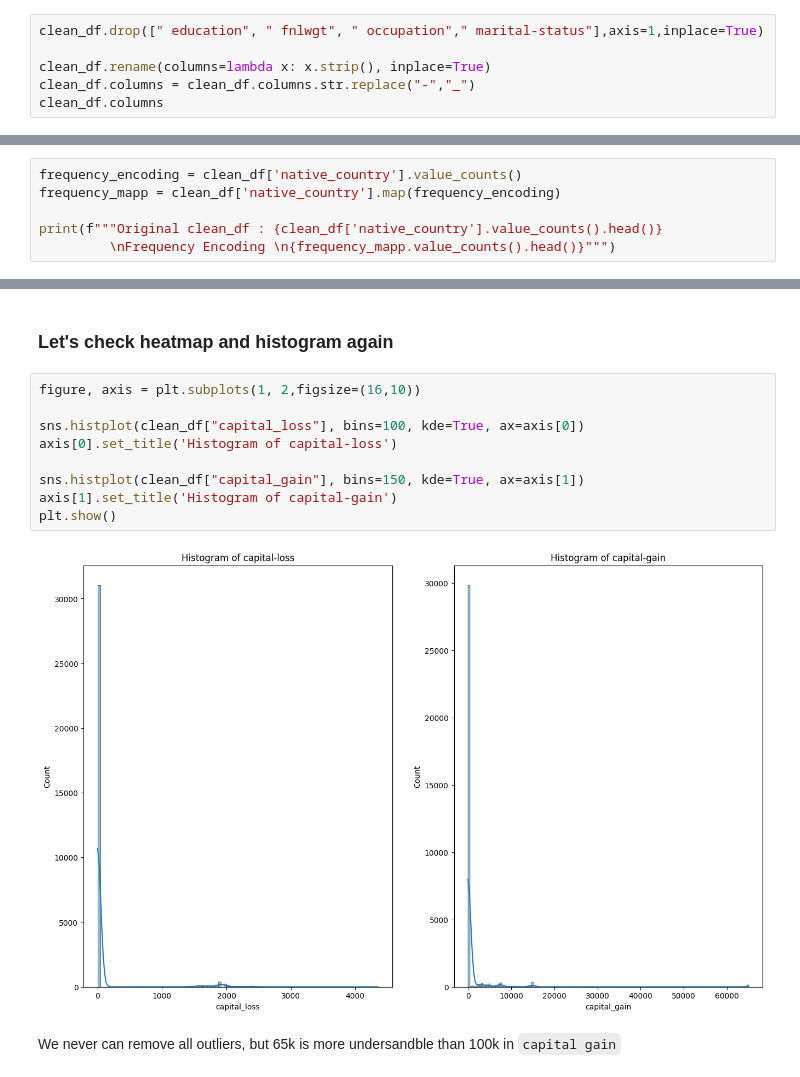
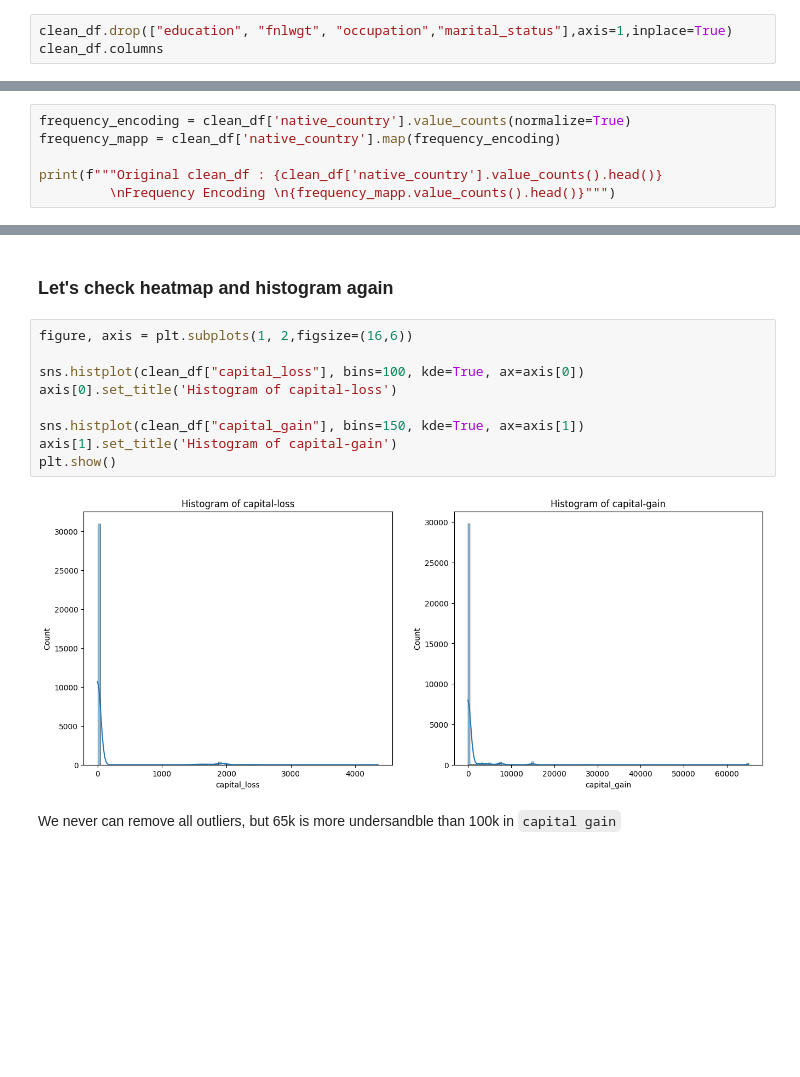
Before and after one commit to LalaMamedova/Data_Science-Analytics_Projects, a Jupyter notebook: Data Science Projects/Income/Income.ipynb, the cells around one changed output, grey strips where cells are left out. Drawn from its saved outputs; the diff is of its cells as text; blank space fills up the shorter version.

```diff
--- a/Data Science Projects/Income/Income.ipynb
+++ b/Data Science Projects/Income/Income.ipynb
@@ -294,8 +299,5 @@ Shape after drop duplicated - (32537, 15)
 # %%
-clean_df.drop([" education", " fnlwgt", " occupation"," marital-status"],axis=1,inplace=True)
-
-clean_df.rename(columns=lambda x: x.strip(), inplace=True)
-clean_df.columns = clean_df.columns.str.replace("-","_")
+clean_df.drop(["education", "fnlwgt", "occupation","marital_status"],axis=1,inplace=True)
 clean_df.columns
 # %% [output]
 Index(['age', 'workclass', 'education_num', 'relationship', 'race', 'sex',
@@ -407,7 +410,7 @@ sex
 1    10762
 Name: count, dtype: int64
 # %%
-frequency_encoding = clean_df['native_country'].value_counts()
+frequency_encoding = clean_df['native_country'].value_counts(normalize=True)
 frequency_mapp = clean_df['native_country'].map(frequency_encoding)
 
 print(f"""Original clean_df : {clean_df['native_country'].value_counts().head()}
@@ -481,16 +483,16 @@ clean_df.head()
 # %% [markdown]
 ### Let's check heatmap and histogram again
 # %%
-figure, axis = plt.subplots(1, 2,figsize=(16,10))
+figure, axis = plt.subplots(1, 2,figsize=(16,6))
 
 sns.histplot(clean_df["capital_loss"], bins=100, kde=True, ax=axis[0])
 axis[0].set_title('Histogram of capital-loss')
 
 sns.histplot(clean_df["capital_gain"], bins=150, kde=True, ax=axis[1])
 axis[1].set_title('Histogram of capital-gain')
 plt.show()
 # %% [output]
-[figure, old version]
+[figure, new version]
 # %% [markdown]
 We never can remove all outliers, but 65k is more undersandble than 100k in `capital gain`
 # %%
```
Also changed, not shown: parts of 38 cells of this notebook.
